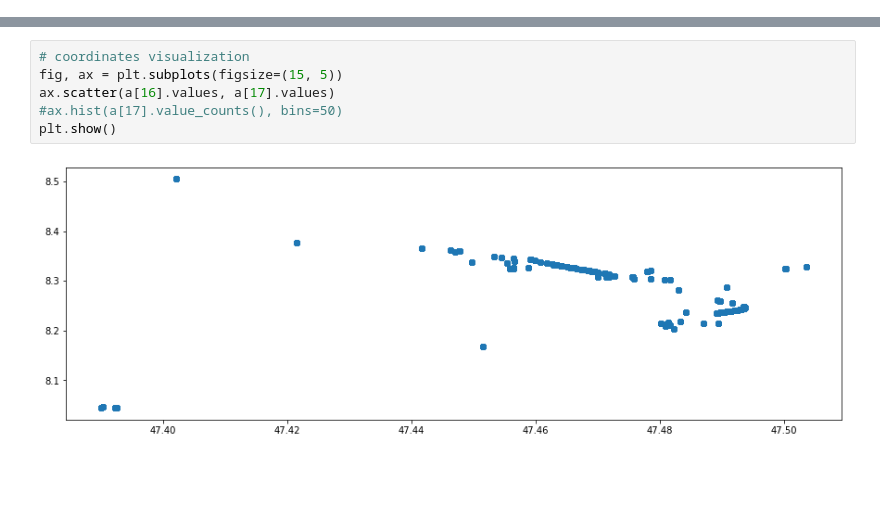
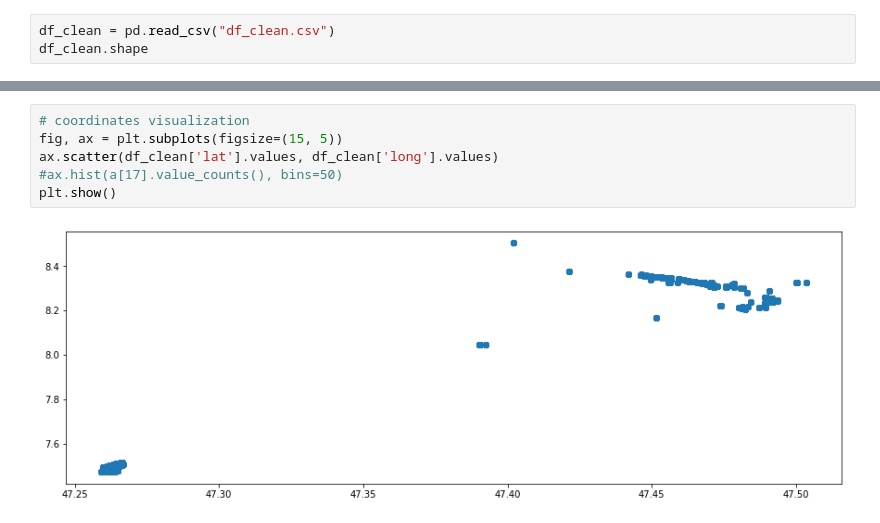
Before and after one commit to phyti1/ds_activity_tracker, a Jupyter notebook: Analyse/Analyse.ipynb, the cells around one changed output, grey strips where cells are left out. Drawn from its saved outputs; the diff is of its cells as text; blank space fills up the shorter version.

```diff
--- a/Analyse/Analyse.ipynb
+++ b/Analyse/Analyse.ipynb
@@ -27,0 +81,3 @@ a = pd.read_csv('test.csv', index_col=None, header=None)
+# %%
+df_clean = pd.read_csv("df_clean.csv")
+df_clean.shape
@@ -62,8 +125,8 @@ plt.show()
 # %%
 # coordinates visualization
 fig, ax = plt.subplots(figsize=(15, 5))
-ax.scatter(a[16].values, a[17].values)
+ax.scatter(df_clean['lat'].values, df_clean['long'].values)
 #ax.hist(a[17].value_counts(), bins=50)
 plt.show()
 # %% [output]
-[figure, old version]
+[figure, new version]
```
Also changed, not shown: parts of 21 cells of this notebook, 2 other files.
